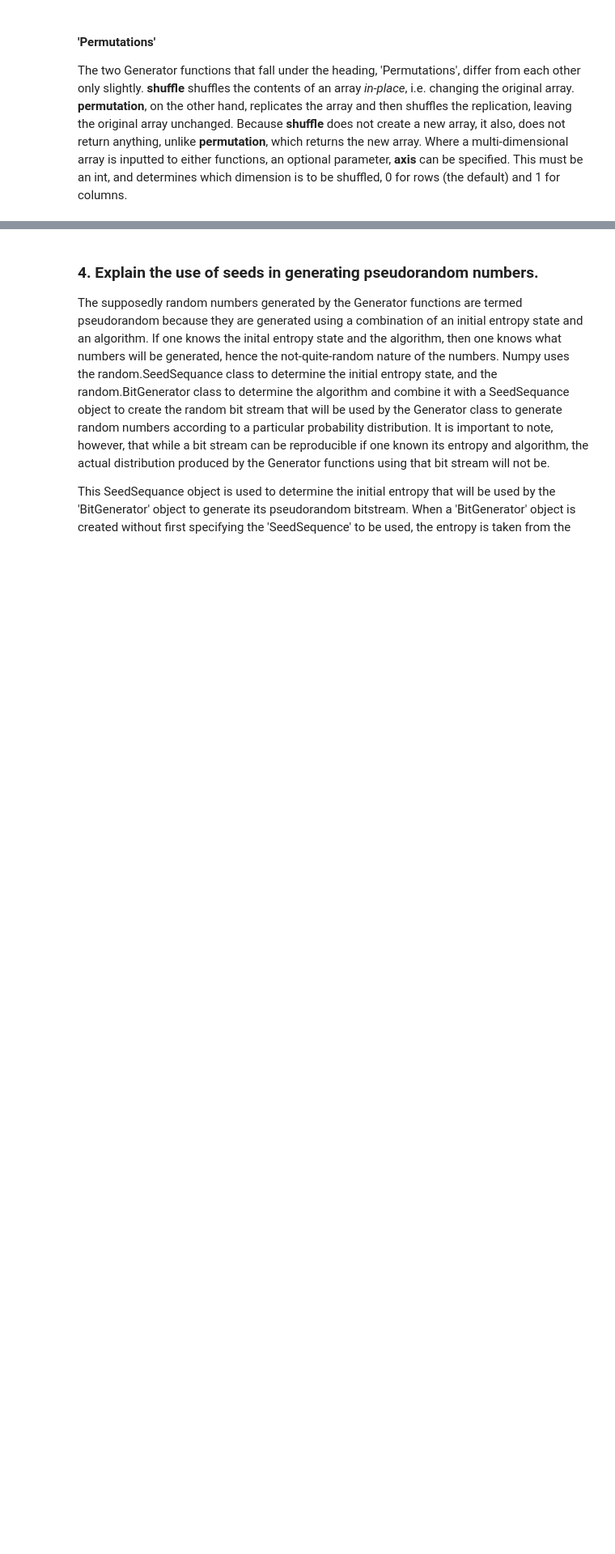
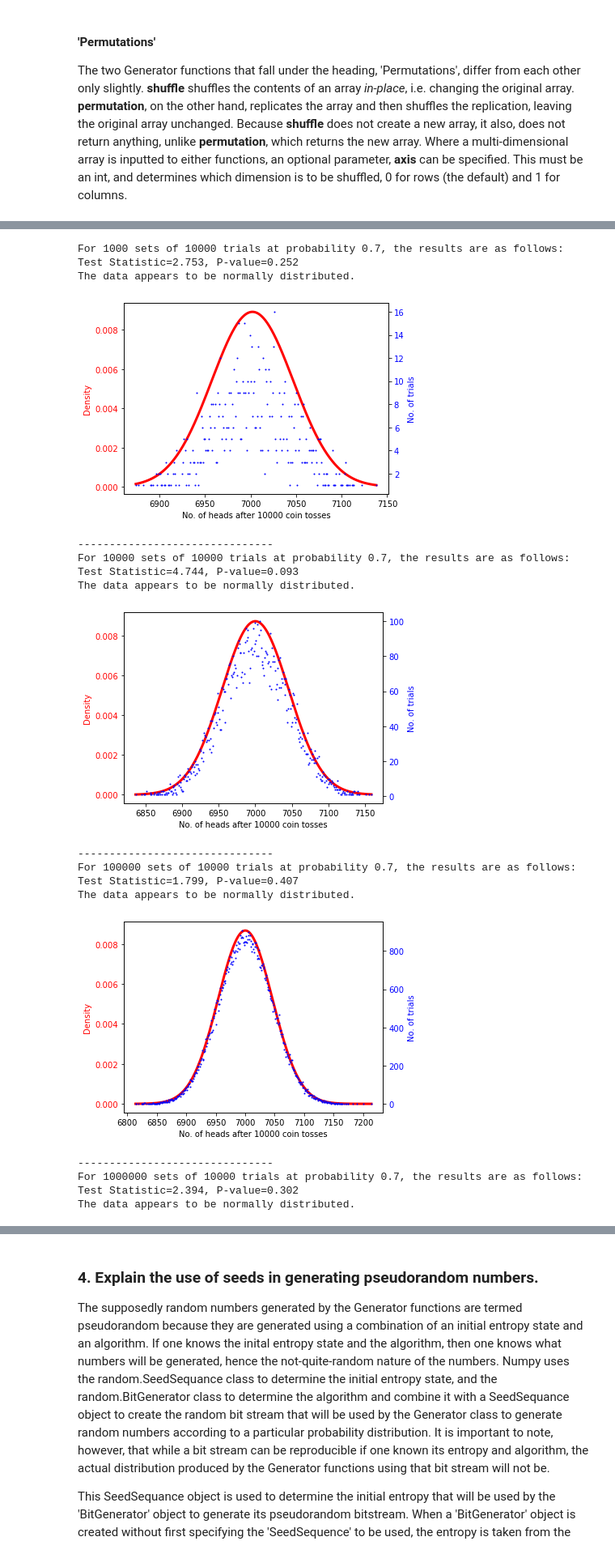
Before and after one commit to ashleycampion/GMIT_Programming_for_data_analysis_Assignment, a Jupyter notebook: Programming for Data Analysis - Assignment.ipynb, the cells around one changed output, grey strips where cells are left out. Shown: that part at 81% size. Drawn from its saved outputs; the diff is of its cells as text; code cells hidden in the pictures; blank space fills up the shorter version.

```diff
--- a/Programming for Data Analysis - Assignment.ipynb
+++ b/Programming for Data Analysis - Assignment.ipynb
@@ -266,0 +255,53 @@ The data does not appear to be normally distributed.
+# %%
+import statistics
+import scipy.stats as ss
+
+n, p = 10000, 0.7
+for i in [1000,10000,100000,1000000, 10000000]:
+    binom = rng.binomial(n, p, i)
+    fig, ax1 = plt.subplots()
+
+    stat, pValue = ss.normaltest(binom)
+    print(f"For {i} sets of {n} trials at probability {p}, the results are as follows:")
+    print('Test Statistic=%.3f, P-value=%.3f' % (stat, pValue))
+    alpha = 0.05 # we will accept anything over 95% certainty
+    if pValue > alpha:
+        print('The data appears to be normally distributed.')
+    else:
+        print('The data does not appear to be normally distributed.')
+
+    color = 'red'
+    ax1.set_xlabel(f'No. of heads after {n} coin tosses')
+    ax1.set_ylabel('Density', color=color)
+    ax1.plot(np.linspace(binom.min(), binom.max(), 1000), ss.norm.pdf(np.linspace(binom.min(), binom.max(), 1000), loc=np.mean(binom), scale=np.std(binom)), color=color, linewidth=3)
+    ax1.tick_params(axis='y', labelcolor=color)
+    ax2 = ax1.twinx()  # instantiate a second axes that shares the same x-axis
+
+    color = 'blue'
+    ax2.set_ylabel('No. of trials', color=color)  # we already handled the x-label with ax1
+    labels, counts = np.unique(binom, return_counts=True)
+    ax2.plot(labels, counts, 'b.', ms=2)
+    ax2.tick_params(axis='y', labelcolor=color)
+
+    fig.tight_layout()  # otherwise the right y-label is slightly clipped
+    plt.show()
+    print("-------------------------------")
+# %% [output]
+For 1000 sets of 10000 trials at probability 0.7, the results are as follows:
+Test Statistic=2.753, P-value=0.252
+The data appears to be normally distributed.
+[figure, added]
+-------------------------------
+For 10000 sets of 10000 trials at probability 0.7, the results are as follows:
+Test Statistic=4.744, P-value=0.093
+The data appears to be normally distributed.
+[figure, added]
+-------------------------------
+For 100000 sets of 10000 trials at probability 0.7, the results are as follows:
+Test Statistic=1.799, P-value=0.407
+The data appears to be normally distributed.
+[figure, added]
+-------------------------------
+For 1000000 sets of 10000 trials at probability 0.7, the results are as follows:
+Test Statistic=2.394, P-value=0.302
+The data appears to be normally distributed.
```
Also changed, not shown: parts of 23 cells of this notebook.
